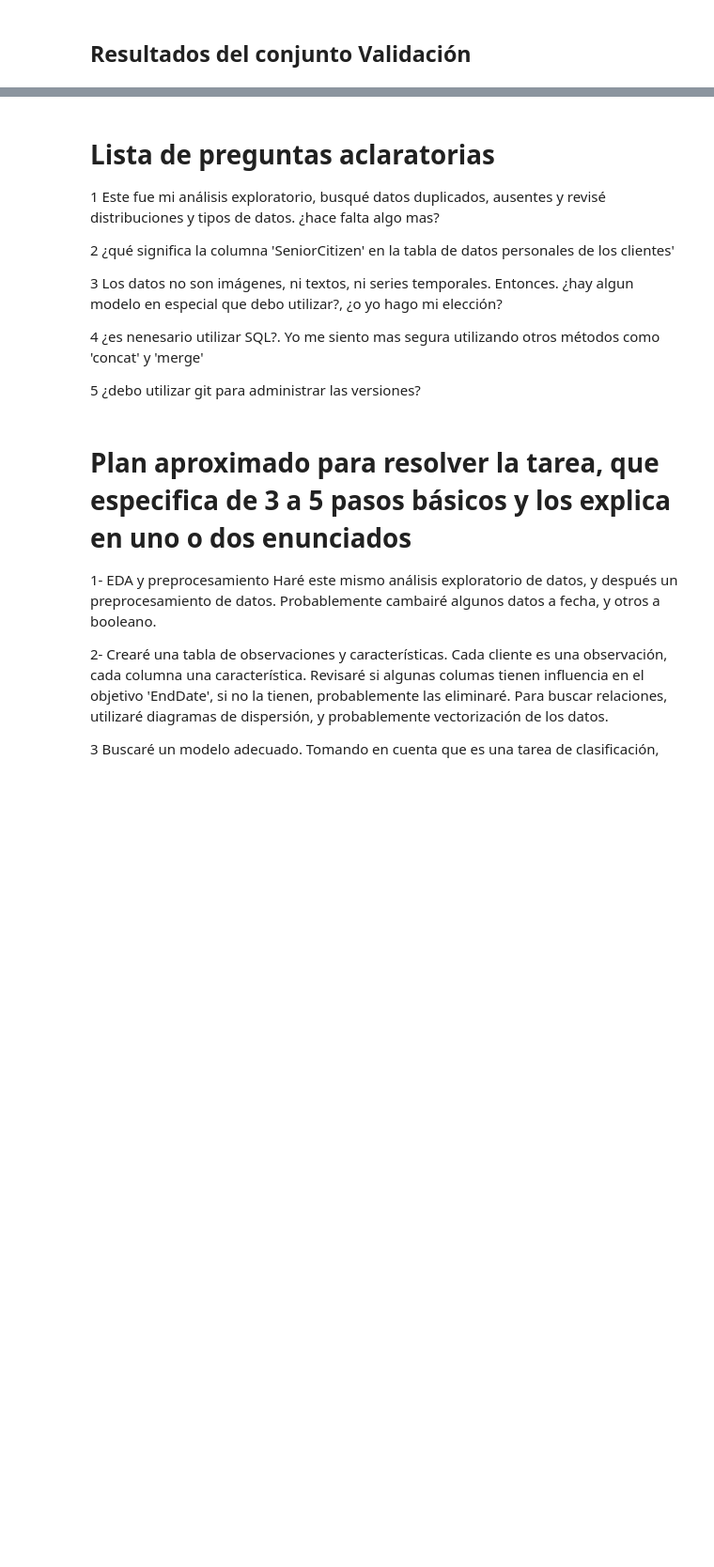
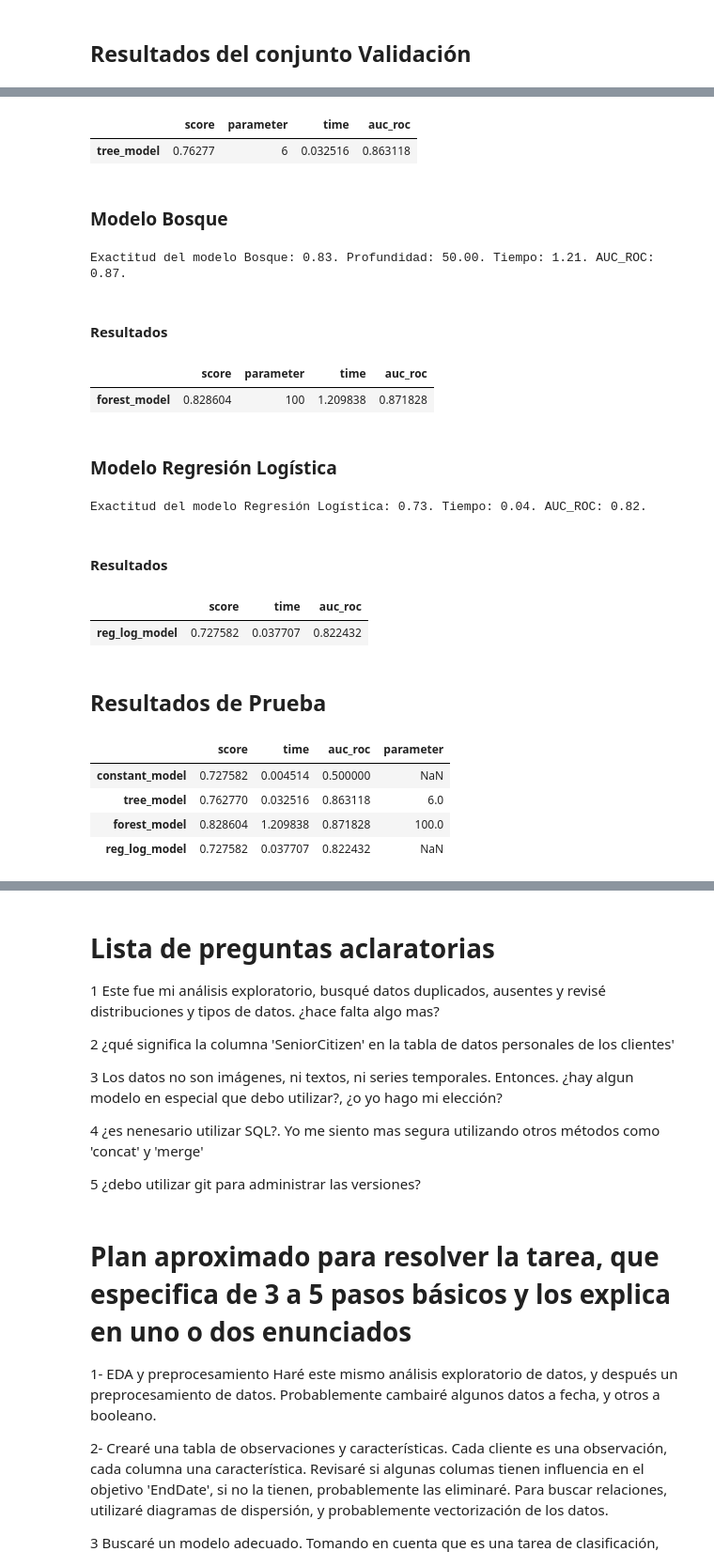
Before and after one commit to GeorginaTL/ProyectoFinalTT, a Jupyter notebook: proyecto_final_s17.ipynb, the cells around one changed output, grey strips where cells are left out. Shown at 94% size. Drawn from its saved outputs; the diff is of its cells as text; code cells hidden in the pictures; blank space fills up the shorter version.

Commit message:
prueba final

```diff
--- a/proyecto_final_s17.ipynb
+++ b/proyecto_final_s17.ipynb
@@ -2044,0 +2032,79 @@ val_table
+# %%
+# convertiré estos datos en la tabla 'tree_test_table'
+data={'score':tree_score,'parameter':6,'time':t,'auc_roc':tree_auc_roc}
+tree_test_table=pd.DataFrame([data],index=['tree_model'])
+tree_test_table
+# %% [output]
+|  | score | parameter | time | auc_roc |
+| tree_model | 0.76277 | 6 | 0.032516 | 0.863118 |
+# %% [markdown]
+### Modelo Bosque
+# %%
+inicio = timer.time()
+forest_model = RandomForestClassifier(random_state=5, n_estimators=100)
+forest_model.fit(features_train_ord, target_train_ord)
+forest_predictions=forest_model.predict(features_test_ord)
+forest_score=accuracy_score(target_test_ord,forest_predictions)
+fin = timer.time()
+
+ # calculo la diferencia de tiempo
+t=fin-inicio
+
+forest_probabilities=forest_model.predict_proba(features_test_ord)
+forest_auc_roc = roc_auc_score(target_test_ord, forest_probabilities[:, 1])
+
+print(f"Exactitud del modelo Bosque: {forest_score:.2f}. Profundidad: {50:.2f}. Tiempo: {t:.2f}. AUC_ROC: {forest_auc_roc:.2f}.")
+# %% [output]
+Exactitud del modelo Bosque: 0.83. Profundidad: 50.00. Tiempo: 1.21. AUC_ROC: 0.87.
+# %% [markdown]
+#### Resultados
+# %%
+# convertiré estos datos en la tabla 'forest_test_table'
+data={'score':forest_score,'parameter':100,'time':t,'auc_roc':forest_auc_roc}
+forest_test_table=pd.DataFrame([data],index=['forest_model'])
+forest_test_table
+# %% [output]
+|  | score | parameter | time | auc_roc |
+| forest_model | 0.828604 | 100 | 1.209838 | 0.871828 |
+# %% [markdown]
+### Modelo Regresión Logística
+# %%
+# guardo algunos datos mas sobre el modelo, los necesitaré mas adelante: predictions, probabilities y auc_roc
+inicio = timer.time()
+reg_log_model = LogisticRegression(random_state=5, solver='liblinear',class_weight='balanced')# inicializa el constructor de regresión logística con los parámetros random_state=54321 y solver='liblinear'
+reg_log_model.fit(features_train_ohe, target_train_ohe) # entrena el modelo en el conjunto de entrenamiento
+reg_log_predictions=reg_log_model.predict(features_test_ohe)
+reg_log_score=accuracy_score(target_test_ohe,reg_log_predictions) # calcula la puntuación de accuracy en el conjunto de validación
+reg_log_probabilities=reg_log_model.predict_proba(features_test_ohe)
+reg_log_auc_roc=roc_auc_score(target_test_ohe, reg_log_probabilities[:, 1])
+fin = timer.time()
+reg_log_rstate=5
+
+#guardo el tiempo que tarda en trabajar el mejor modelo
+reg_log_time=fin-inicio
+
+print(f"Exactitud del modelo Regresión Logística: {reg_log_score:.2f}. Tiempo: {reg_log_time:.2f}. AUC_ROC: {reg_log_auc_roc:.2f}.")
+# %% [output]
+Exactitud del modelo Regresión Logística: 0.73. Tiempo: 0.04. AUC_ROC: 0.82.
+# %% [markdown]
+#### Resultados
+# %%
+# convertiré estos datos en la tabla 'reg_log_test_table'
+data={'score':reg_log_score,'time':reg_log_time,'auc_roc':reg_log_auc_roc}
+reg_log_test_table=pd.DataFrame([data],index=['reg_log_model'])
+reg_log_test_table
+# %% [output]
+|  | score | time | auc_roc |
+| reg_log_model | 0.727582 | 0.037707 | 0.822432 |
+# %% [markdown]
+## Resultados de Prueba
+# %%
+# convertiré los últimos resultados en la tabla 'test_table'
+test_table=pd.concat([constant_test_table,tree_test_table,forest_test_table,reg_log_test_table])
+test_table
+# %% [output]
+|  | score | time | auc_roc | parameter |
+| constant_model | 0.727582 | 0.004514 | 0.500000 | NaN |
+| tree_model | 0.762770 | 0.032516 | 0.863118 | 6.0 |
+| forest_model | 0.828604 | 1.209838 | 0.871828 | 100.0 |
+| reg_log_model | 0.727582 | 0.037707 | 0.822432 | NaN |
```
Also changed, not shown: parts of 34 cells of this notebook.
